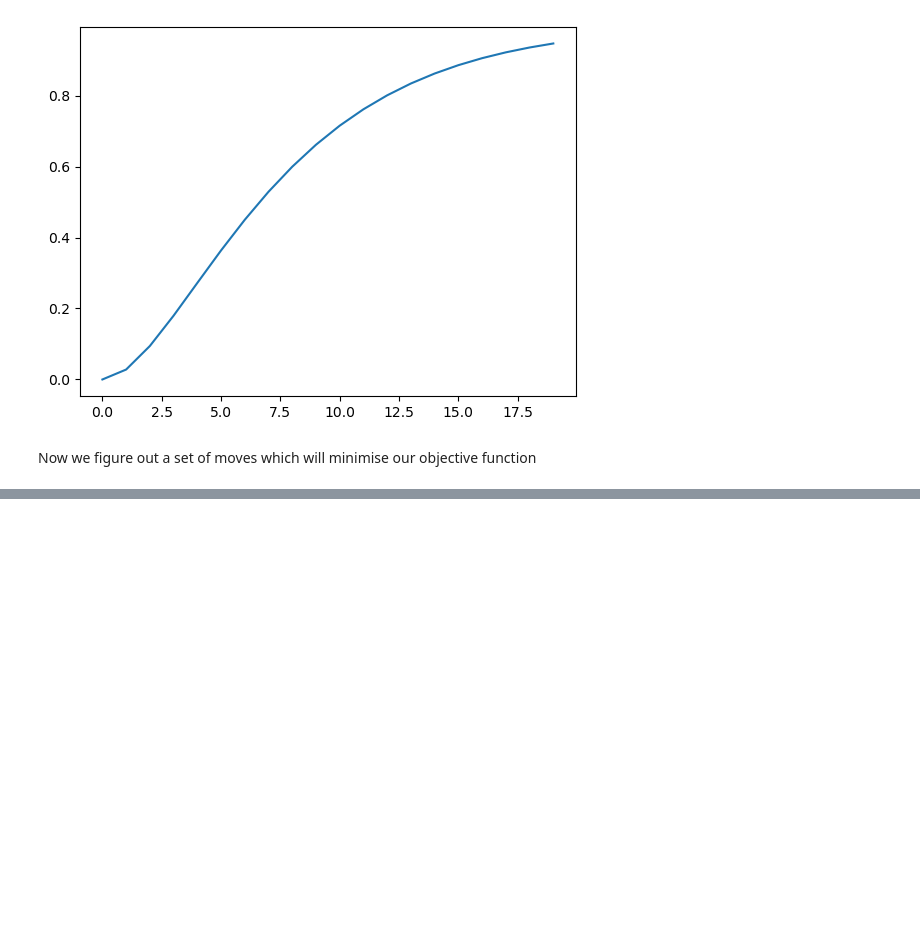
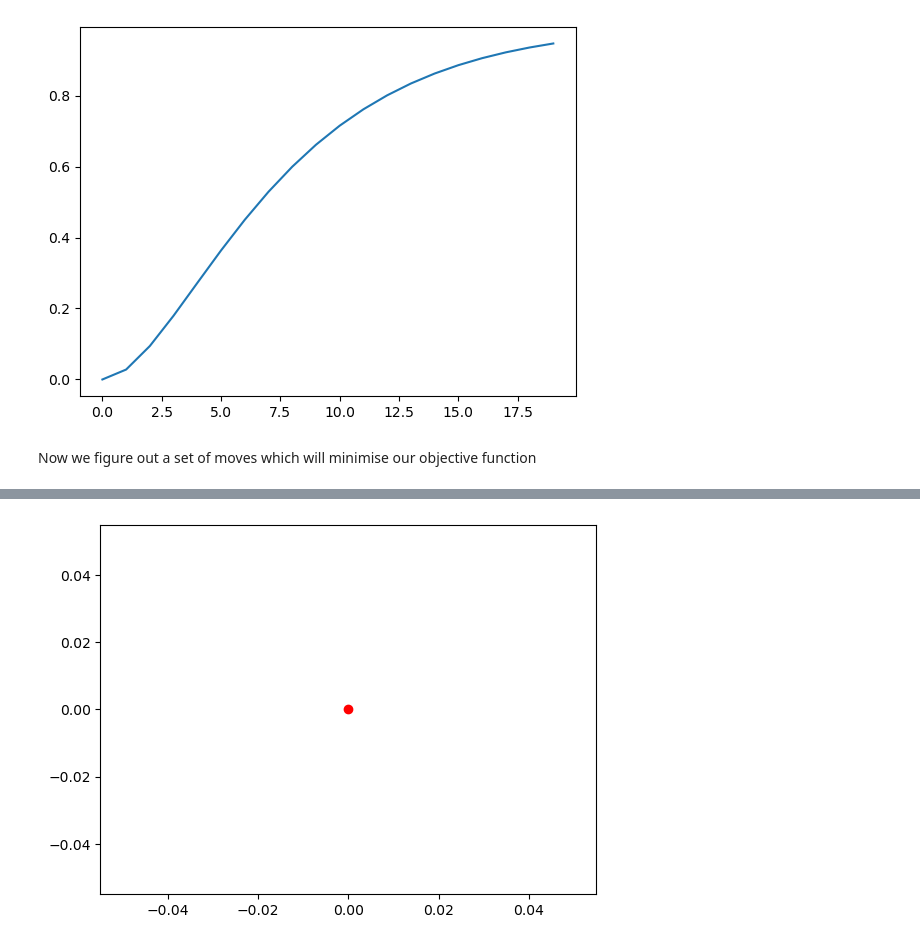
Before and after one commit to Krishanu-Agarwal/Navigation, a Jupyter notebook: MPC_Example01.ipynb, the cells around one changed output, grey strips where cells are left out. Cells and saved outputs as stored; diff of their text form; code cells hidden in the pictures; blank space fills up the shorter version.

```diff
--- a/MPC_Example01.ipynb
+++ b/MPC_Example01.ipynb
@@ -78,0 +84,5 @@ plotoutput(ucont, uopt)
+# %%
+plt.plot(0,0,'ro')
+plt.show()
+# %% [output]
+[figure, added]
```
Also changed, not shown: parts of 4 cells of this notebook, 2 other files.
